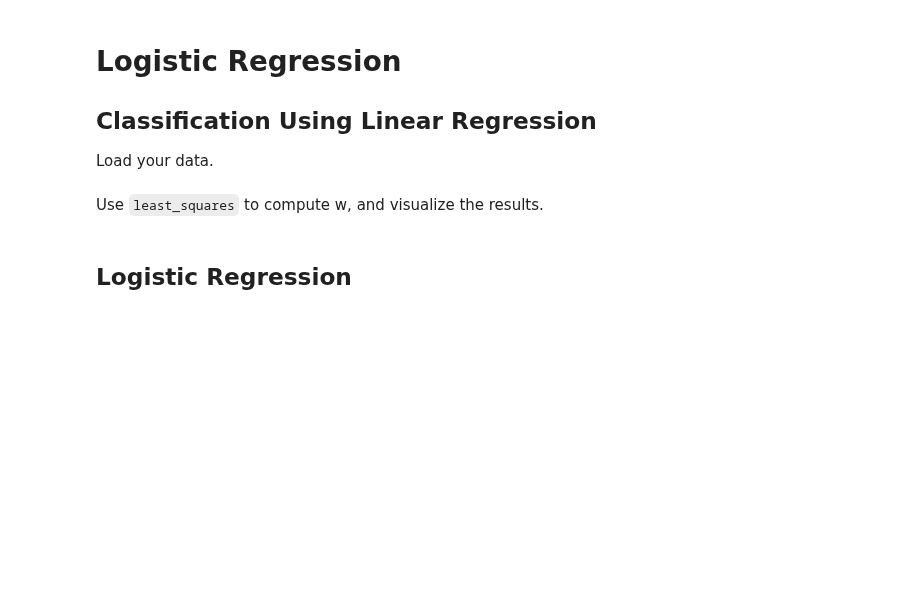
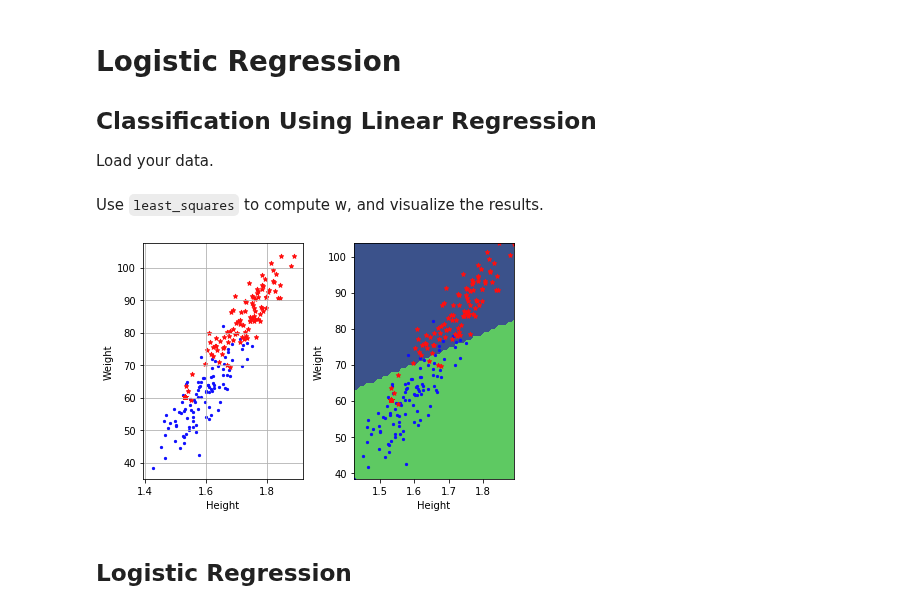
Before and after one commit to epfml/ML_course, a Jupyter notebook: labs/ex05/template/ex05.ipynb, the cells around one changed output. Drawn from its saved outputs; the diff is of its cells as text; code cells hidden in the pictures; blank space fills up the shorter version.

```diff
--- a/labs/ex05/template/ex05.ipynb
+++ b/labs/ex05/template/ex05.ipynb
@@ -21,24 +21,26 @@ y = np.expand_dims(gender, axis=1)
 X = np.c_[height.reshape(-1), weight.reshape(-1)]
 y, X = sample_data(y, X, seed, size_samples=200)
 x, mean_x, std_x = standardize(X)
+tx = np.c_[np.ones((y.shape[0], 1)), x]
 # %% [markdown]
 Use `least_squares` to compute w, and visualize the results.
 # %%
 from least_squares import least_squares
 from plots import visualization
 
 def least_square_classification_demo(y, x):
     # ***************************************************
     # INSERT YOUR CODE HERE
     # classify the data by linear regression: TODO
     # ***************************************************
     tx = np.c_[np.ones((y.shape[0], 1)), x]
-    # w = least squares with respect to tx
-    raise NotImplementedError
+    w, mse = least_squares(y,tx)
 
     visualization(y, x, mean_x, std_x, w, "classification_by_least_square")
 
 least_square_classification_demo(y, x)
+# %% [output]
+[figure, added]
 # %% [markdown]
 ## Logistic Regression
 # %% [markdown]
```
Also changed, not shown: parts of 14 cells of this notebook, 5 other files.
